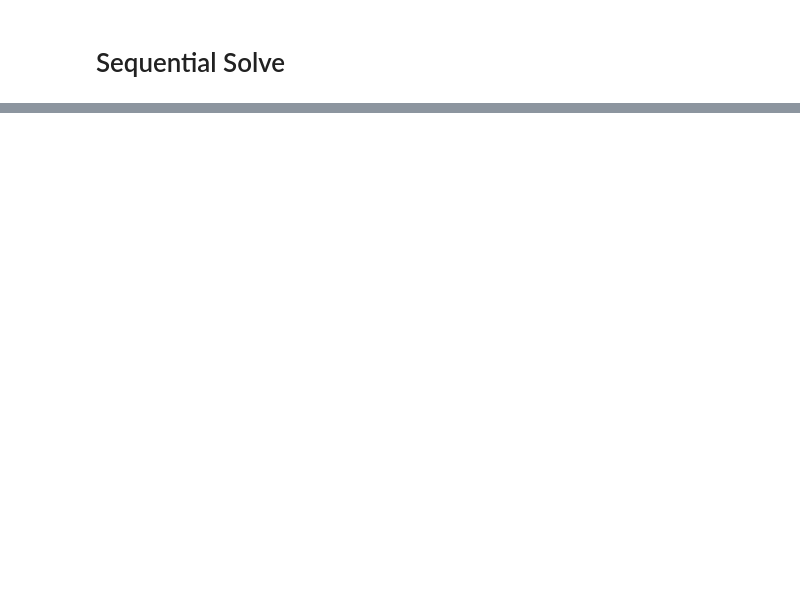
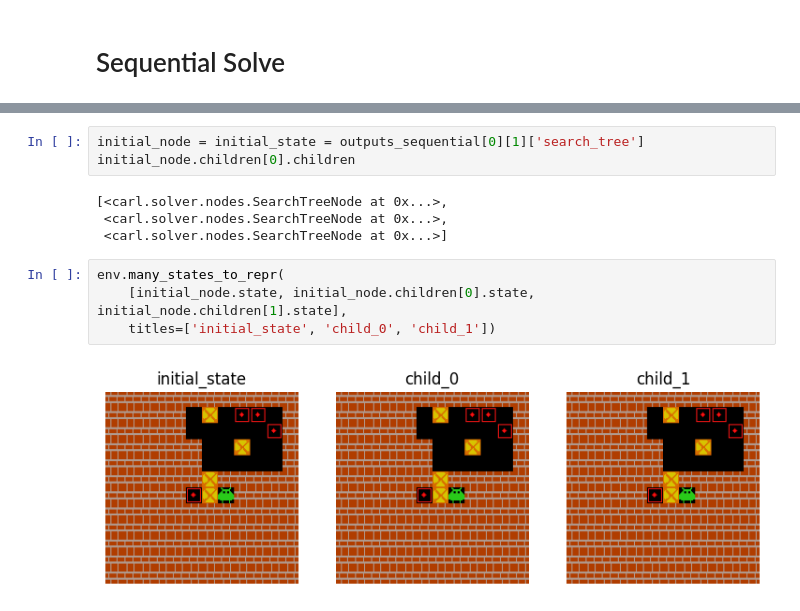
Before and after one commit to mtyrolski/CaRL, a Jupyter notebook: examples/adaptive_solve_sokoban.ipynb, the cells around one changed output, grey strips where cells are left out. Drawn from its saved outputs; the diff is of its cells as text; blank space fills up the shorter version.

```diff
--- a/examples/adaptive_solve_sokoban.ipynb
+++ b/examples/adaptive_solve_sokoban.ipynb
@@ -174,0 +188,13 @@ display_solutions(outputs_sequential)
+# %%
+initial_node = initial_state = outputs_sequential[0][1]['search_tree']
+initial_node.children[0].children
+# %% [output]
+[<carl.solver.nodes.SearchTreeNode at 0x...>,
+ <carl.solver.nodes.SearchTreeNode at 0x...>,
+ <carl.solver.nodes.SearchTreeNode at 0x...>]
+# %%
+env.many_states_to_repr(
+    [initial_node.state, initial_node.children[0].state, initial_node.children[1].state],
+    titles=['initial_state', 'child_0', 'child_1'])
+# %% [output]
+[figure, added]
```
Also changed, not shown: parts of 9 cells of this notebook, 5 other files.
